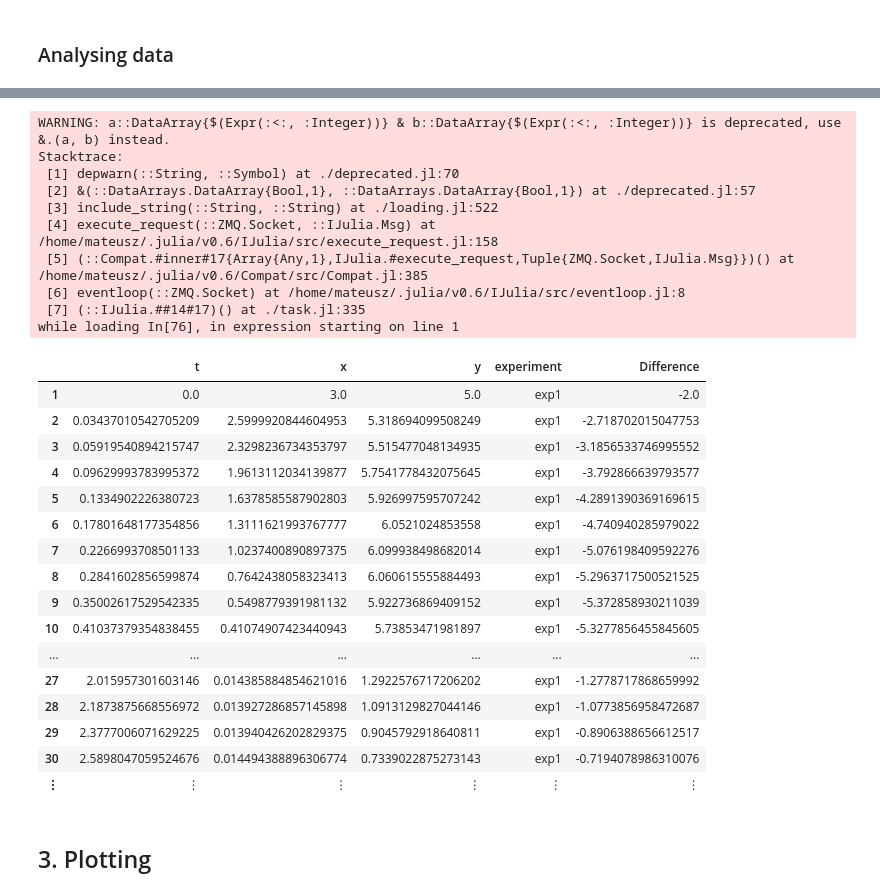
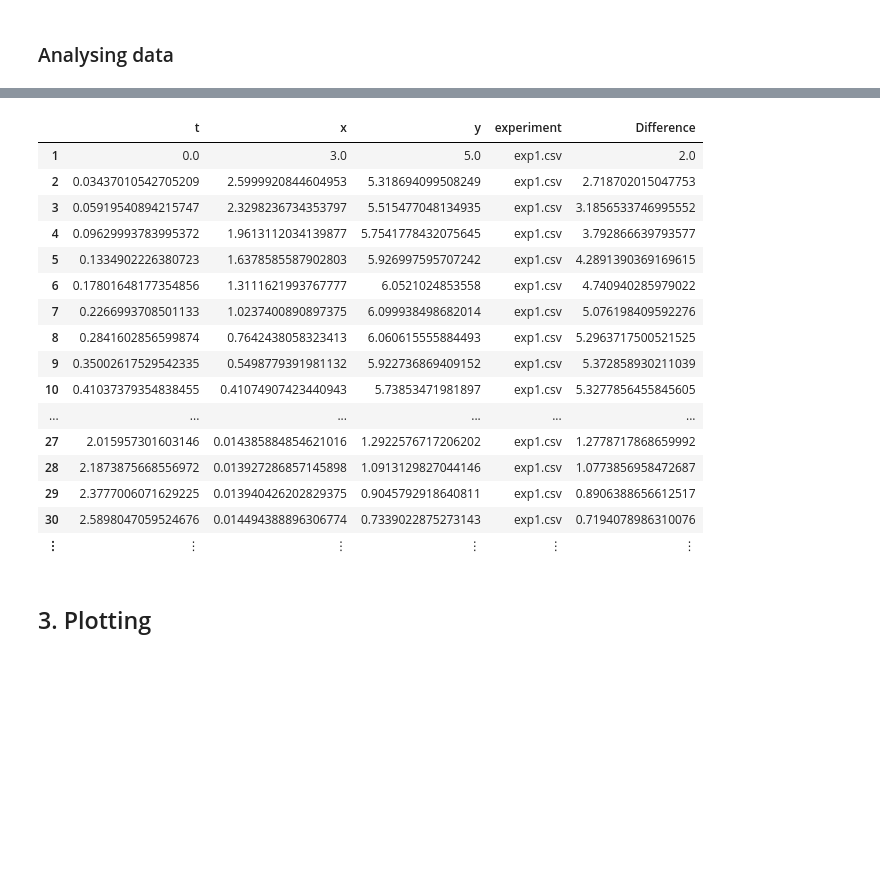
Before and after one commit to mtsokol/julia-course, a Jupyter notebook: Lab4 - ODE/Lab4 - ODE.ipynb, the cells around one changed output, grey strips where cells are left out. Saved outputs shown, nothing was run; the diff lists cells and outputs as text; code cells hidden in the pictures; blank space fills up the shorter version.

```diff
--- a/Lab4 - ODE/Lab4 - ODE.ipynb
+++ b/Lab4 - ODE/Lab4 - ODE.ipynb
@@ -116,25 +116,27 @@ Output written to:out4.csv
 # %% [markdown]
 ### Reading csv files into one DataFrame
 # %%
-df1 = readtable("out1.csv", separator=';');
-df2 = readtable("out2.csv", separator=';');
-df3 = readtable("out3.csv", separator=';');
-df4 = readtable("out4.csv", separator=';');
+df1 = readtable("exp1.csv", separator=';');
+df2 = readtable("exp2.csv", separator=';');
+df3 = readtable("exp3.csv", separator=';');
+df4 = readtable("exp4.csv", separator=';');
 
 full_df = [df1; df2; df3; df4];
 # %% [markdown]
 ### Analysing data
 # %%
-single_exp = full_df[(full_df[:x].>5) & (full_df[:experiment].=="exp1"), :]
+for exp = ["exp1.csv", "exp2.csv", "exp3.csv", "exp4.csv"]
+
+    single_exp = full_df[full_df[:experiment].==exp, :]
+    print("Analysing ", exp, " experiment:\n")
+    print("Mean: ", mean(single_exp[:x]), "\n")
+    print("Max: ", maximum(single_exp[:x]), "\n")
+    print("Min: ", minimum(single_exp[:x]), "\n\n")
+
+end
 
 
-print("Showing mean, max and min value:\n")
-print(mean(single_exp[:x]), "\n")
-print(maximum(single_exp[:x]), "\n")
-print(minimum(single_exp[:x]), "\n")
-
-
-full_df[:Difference] = full_df[:x] .- full_df[:y]
+full_df[:Difference] = full_df[:y] .- full_df[:x]
 
 full_df
 # %% [output]
@@ -145,29 +162,19 @@ Showing mean, max and min value:
-WARNING: a::DataArray{$(Expr(:<:, :Integer))} & b::DataArray{$(Expr(:<:, :Integer))} is deprecated, use &.(a, b) instead.
-Stacktrace:
- [1] depwarn(::String, ::Symbol) at ./deprecated.jl:70
- [2] &(::DataArrays.DataArray{Bool,1}, ::DataArrays.DataArray{Bool,1}) at ./deprecated.jl:57
- [3] include_string(::String, ::String) at ./loading.jl:522
- [4] execute_request(::ZMQ.Socket, ::IJulia.Msg) at /home/mateusz/.julia/v0.6/IJulia/src/execute_request.jl:158
- [5] (::Compat.#inner#17{Array{Any,1},IJulia.#execute_request,Tuple{ZMQ.Socket,IJulia.Msg}})() at /home/mateusz/.julia/v0.6/Compat/src/Compat.jl:385
- [6] eventloop(::ZMQ.Socket) at /home/mateusz/.julia/v0.6/IJulia/src/eventloop.jl:8
- [7] (::IJulia.##14#17)() at ./task.jl:335
-while loading In[76], in expression starting on line 1
 |  | t | x | y | experiment | Difference |
-| 1 | 0.0 | 3.0 | 5.0 | exp1 | -2.0 |
-| 2 | 0.03437010542705209 | 2.5999920844604953 | 5.318694099508249 | exp1 | -2.718702015047753 |
-| 3 | 0.05919540894215747 | 2.3298236734353797 | 5.515477048134935 | exp1 | -3.1856533746995552 |
-| 4 | 0.09629993783995372 | 1.9613112034139877 | 5.7541778432075645 | exp1 | -3.792866639793577 |
-| 5 | 0.1334902226380723 | 1.6378585587902803 | 5.926997595707242 | exp1 | -4.2891390369169615 |
-| 6 | 0.17801648177354856 | 1.3111621993767777 | 6.0521024853558 | exp1 | -4.740940285979022 |
-| 7 | 0.2266993708501133 | 1.0237400890897375 | 6.099938498682014 | exp1 | -5.076198409592276 |
-| 8 | 0.2841602856599874 | 0.7642438058323413 | 6.060615555884493 | exp1 | -5.2963717500521525 |
-| 9 | 0.35002617529542335 | 0.5498779391981132 | 5.922736869409152 | exp1 | -5.372858930211039 |
-| 10 | 0.41037379354838455 | 0.41074907423440943 | 5.73853471981897 | exp1 | -5.3277856455845605 |
+| 1 | 0.0 | 3.0 | 5.0 | exp1.csv | 2.0 |
+| 2 | 0.03437010542705209 | 2.5999920844604953 | 5.318694099508249 | exp1.csv | 2.718702015047753 |
+| 3 | 0.05919540894215747 | 2.3298236734353797 | 5.515477048134935 | exp1.csv | 3.1856533746995552 |
+| 4 | 0.09629993783995372 | 1.9613112034139877 | 5.7541778432075645 | exp1.csv | 3.792866639793577 |
+| 5 | 0.1334902226380723 | 1.6378585587902803 | 5.926997595707242 | exp1.csv | 4.2891390369169615 |
+| 6 | 0.17801648177354856 | 1.3111621993767777 | 6.0521024853558 | exp1.csv | 4.740940285979022 |
+| 7 | 0.2266993708501133 | 1.0237400890897375 | 6.099938498682014 | exp1.csv | 5.076198409592276 |
+| 8 | 0.2841602856599874 | 0.7642438058323413 | 6.060615555884493 | exp1.csv | 5.2963717500521525 |
+| 9 | 0.35002617529542335 | 0.5498779391981132 | 5.922736869409152 | exp1.csv | 5.372858930211039 |
+| 10 | 0.41037379354838455 | 0.41074907423440943 | 5.73853471981897 | exp1.csv | 5.3277856455845605 |
 | ... | ... | ... | ... | ... | ... |
-| 27 | 2.015957301603146 | 0.014385884854621016 | 1.2922576717206202 | exp1 | -1.2778717868659992 |
-| 28 | 2.1873875668556972 | 0.013927286857145898 | 1.0913129827044146 | exp1 | -1.0773856958472687 |
-| 29 | 2.3777006071629225 | 0.013940426202829375 | 0.9045792918640811 | exp1 | -0.8906388656612517 |
-| 30 | 2.5898047059524676 | 0.014494388896306774 | 0.7339022875273143 | exp1 | -0.7194078986310076 |
+| 27 | 2.015957301603146 | 0.014385884854621016 | 1.2922576717206202 | exp1.csv | 1.2778717868659992 |
+| 28 | 2.1873875668556972 | 0.013927286857145898 | 1.0913129827044146 | exp1.csv | 1.0773856958472687 |
+| 29 | 2.3777006071629225 | 0.013940426202829375 | 0.9045792918640811 | exp1.csv | 0.8906388656612517 |
+| 30 | 2.5898047059524676 | 0.014494388896306774 | 0.7339022875273143 | exp1.csv | 0.7194078986310076 |
 | ⋮ | ⋮ | ⋮ | ⋮ | ⋮ | ⋮ |
 # %% [markdown]
 ## 3. Plotting
```
Also changed, not shown: parts of 9 cells of this notebook, 1 other file.
